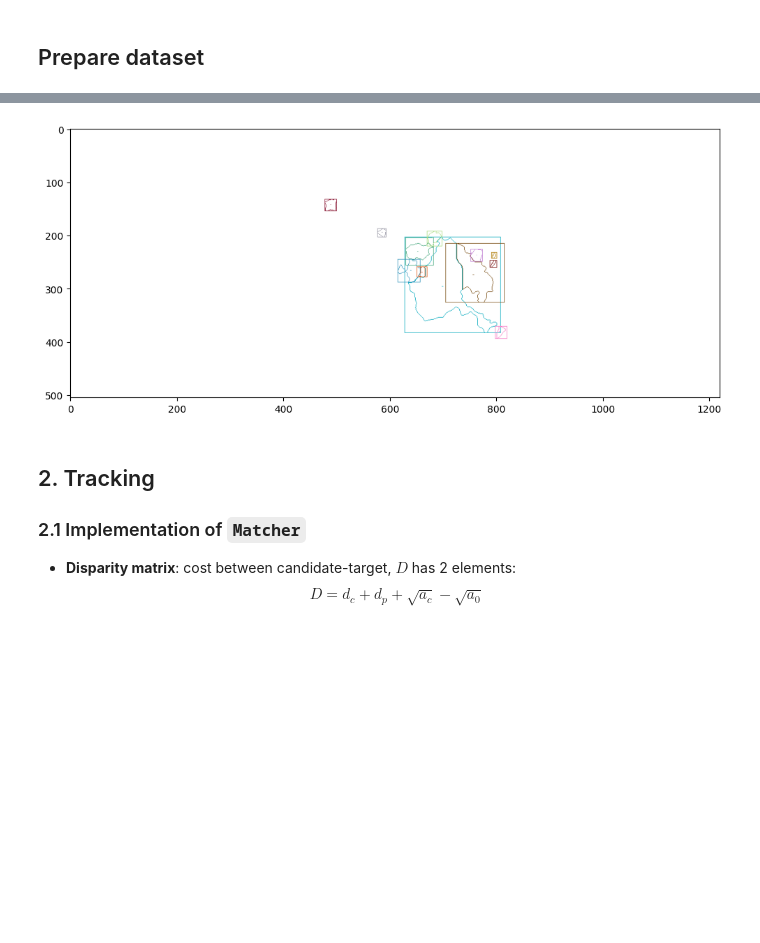
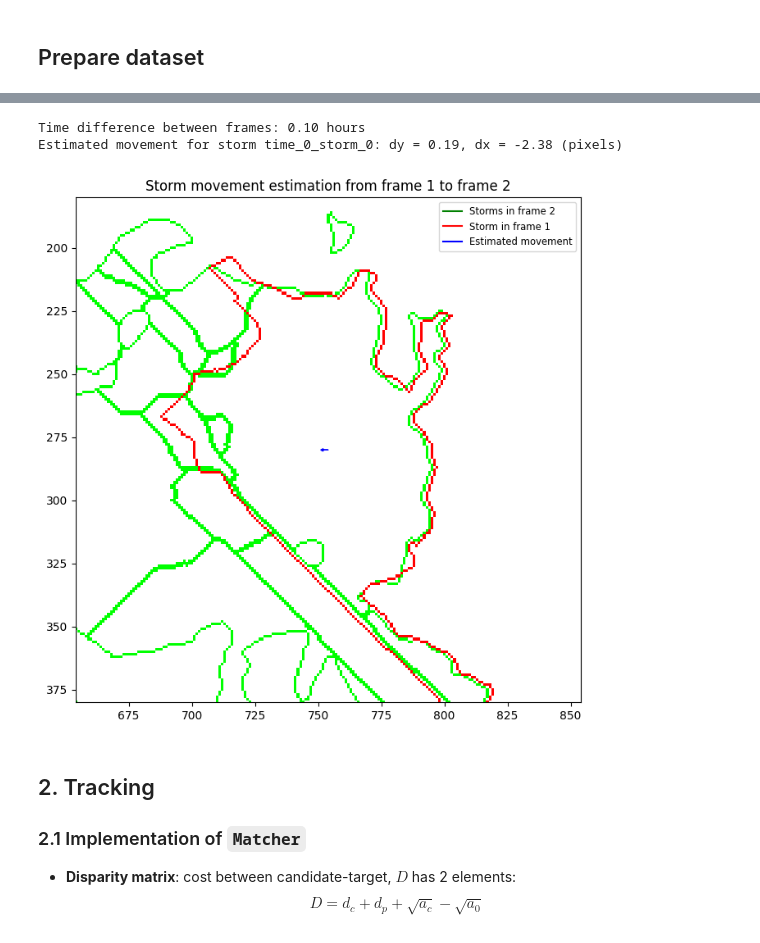
Before and after one commit to quochieu586/Thunderstorm-Nowcasting-Geometry-Topology-Approach, a Jupyter notebook: AdaptiveTracking2021_implemetation.ipynb, the cells around one changed output, grey strips where cells are left out. Cells and saved outputs as stored; diff of their text form; code cells hidden in the pictures; blank space fills up the shorter version.

```diff
--- a/AdaptiveTracking2021_implemetation.ipynb
+++ b/AdaptiveTracking2021_implemetation.ipynb
@@ -51,11 +81,12 @@ import cv2
 from src.preprocessing import read_image, windy_preprocessing_pipeline
 from tqdm import tqdm
 
-SOURCE_PATH = "data/images/philippines_13.269_123.832"
+data_name = "philippines_13.269_123.832"
+SOURCE_PATH = f"data/image_old/{data_name}"
 
 img_paths = [
     os.path.join(SOURCE_PATH, img_name) for img_name in sorted(os.listdir(SOURCE_PATH)) if img_name.endswith('.png')
-][:40]
+][:50]
 img_shape = read_image(img_paths[0]).shape       # get shape of the image
 print(f"Image shape: {img_shape}")
 print(f"-" * 20)
@@ -161,9 +208,13 @@ class DbzStormsMap(StormsMap):
         return region_list
 # %%
 THRESHOLD = 35
-FILTER_AREA = 20    # storm with area under this threshold => cancel
+DISTANCE_DBZ = 5
+FILTER_AREA = 20        # storm with area under this threshold => cancel
+FILTER_CENTER = 10
+DENSITY = 0.05           # number of particles of a storm = area * DENSITY
 # %%
-identifier = MorphContourIdentifier(n_thresh=3, threshold=THRESHOLD, filter_area=FILTER_AREA)
+# identifier = MorphContourIdentifier(n_thresh=3, threshold=THRESHOLD, filter_area=FILTER_AREA)
+identifier = HypothesisIdentifier(distance_dbz_threshold=DISTANCE_DBZ, filter_center=FILTER_CENTER)
 storms_map_time_lst: list[DbzStormsMap] = []
 
 for time_idx, (path, dbz_map) in tqdm(enumerate(zip(img_paths, dbz_maps)), total=len(img_paths), desc="Processing images and detecting storms"):
@@ -176,6 +227,7 @@ for time_idx, (path, dbz_map) in tqdm(enumerate(zip(img_paths, dbz_maps)), total
 
     # Construct storms map
     time_frame = datetime.strptime(file_name, "%Y%m%d-%H%M%S")
+    # time_frame = datetime.strptime(file_name[4:19], "%Y%m%d_%H%M%S")
 
     # Keep list of storms
     storms = []
@@ -194,7 +246,7 @@ for time_idx, (path, dbz_map) in tqdm(enumerate(zip(img_paths, dbz_maps)), total
         y_idx, x_idx = np.indices(dbz_map.shape)
 
         # Compute the geometric centroid instead of weighted centroid
-        centroid = polygon.centroid.coords[0]
+        centroid = np.array([polygon.centroid.y, polygon.centroid.x])
 
         storms.append(CentroidStorm(
                 polygon, centroid=centroid, id=f"time_{time_idx}_storm_{idx}"
@@ -261,30 +313,56 @@ Time: 2025-01-08 07:04:54 | Detected storms: 16
 # %%
-MAX_VELOCITY = 500
+## Test for matching via FFT-based estimation
+MAX_VELOCITY = 100
+
 prev_storms_map = storms_map_time_lst[0]
 curr_storms_map = storms_map_time_lst[1]
 
 dt = (curr_storms_map.time_frame - prev_storms_map.time_frame).total_seconds() / 3600.0  # in hours
 
+print(f"Time difference between frames: {dt:.2f} hours")
+
 search_region_list = prev_storms_map.fft_estimate(curr_storms_map, max_velocity=MAX_VELOCITY)
+
+# plot storms in the 2nd frame
+plt.figure(figsize=(8, 8))
 blank_image = np.ones(img_shape, dtype=np.uint8) * 255
-for storm, (min_y, max_y, min_x, max_x) in zip(prev_storms_map.storms, search_region_list):
-    color = np.random.randint(0, 255, size=3).tolist()
-    contours = convert_polygons_to_contours([storm.contour])
-    cv2.drawContours(blank_image, contours, -1, color, thickness=1)
-    cv2.rectangle(blank_image, (int(min_x), int(min_y)), (int(max_x), int(max_y)), color, thickness=1)
 
-    dy, dx = storm.estimated_velocity
-    x_centroid, y_centroid = storm.centroid
-    new_y = y_centroid + dy * dt
-    new_x = x_centroid + dx * dt
+curr_storms_contours = convert_polygons_to_contours([storm.contour for storm \
+                                                     in curr_storms_map.storms])
+cv2.drawContours(blank_image, curr_storms_contours, -1, (0, 255, 0), thickness=1)
+plt.plot([], [], color='green', label='Storms in frame 2')
 
-    cv2.line(blank_image, (int(x_centroid), int(y_centroid)), (int(new_x), int(new_y)), color, thickness=1)
+# plot a storm in 1st frame and its estimated movement
+storm_idx = 0
+prev_storm = prev_storms_map.storms[storm_idx]
+vy, vx = prev_storm.estimated_velocity      # in pixels / hour
+dy = vy * dt
+dx = vx * dt
 
-plt.figure(figsize=(12, 12))
-plt.imshow(blank_image)
+print(f"Estimated movement for storm {prev_storm.id}: dy = {dy:.2f}, dx = {dx:.2f} (pixels)")
+
+centroid_y, centroid_x = prev_storm.centroid
+
+cv2.drawContours(blank_image, convert_polygons_to_contours([prev_storm.contour]), \
+                 -1, (255, 0, 0), thickness=1)
+plt.plot([], [], color='red', label='Storm in frame 1')
+
+plt.arrow(int(centroid_x), int(centroid_y), int(dx), int(dy), color='blue', \
+          head_width=1, head_length=1)
+plt.plot([], [], color='blue', label='Estimated movement')
+
+plt.legend(loc="upper right", fontsize='small', ncol=1)
+plt.imshow(blank_image,cmap="grey")
+
+plt.title('Storm movement estimation from frame 1 to frame 2')
+plt.xlim(centroid_x - 100, centroid_x + 100)
+plt.ylim(centroid_y + 100, centroid_y - 100)
+
 plt.show()
 # %% [output]
+Time difference between frames: 0.10 hours
+Estimated movement for storm time_0_storm_0: dy = 0.19, dx = -2.38 (pixels)
-[figure, old version]
+[figure, new version]
 # %% [markdown]
 ## 2. Tracking
 
```
Also changed, not shown: parts of 20 cells of this notebook, 6 other files.
